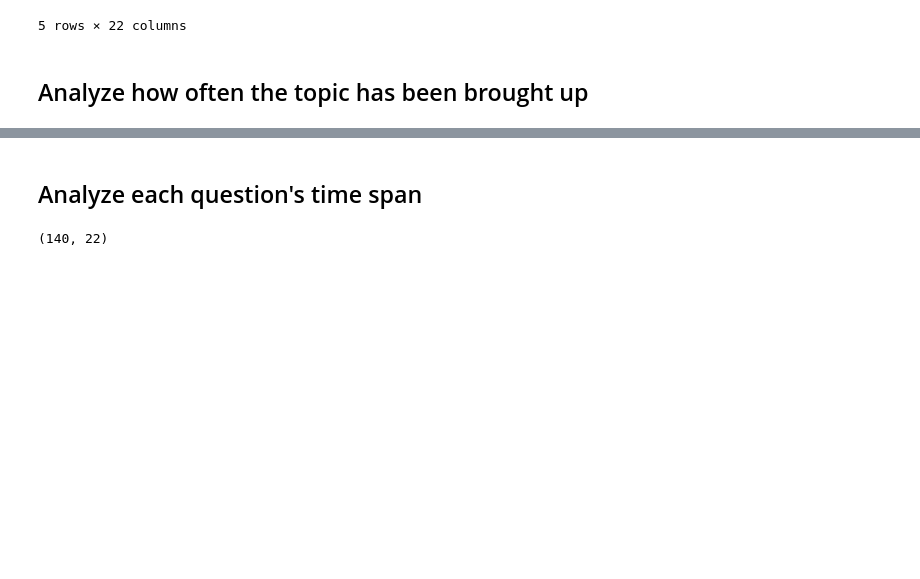
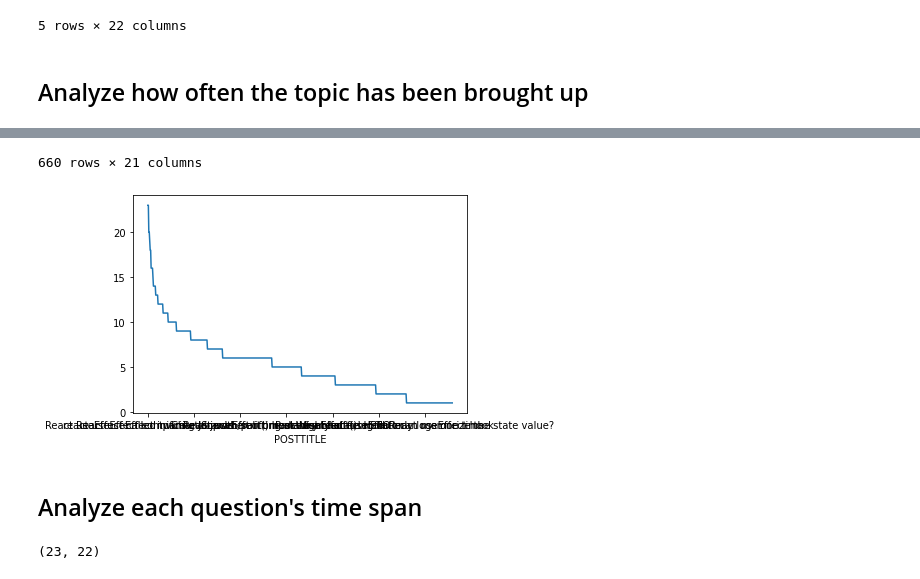
Before and after one commit to Shaunmak1214/Time-Series-Based-Text-Summarization, a Jupyter notebook: time-analysis.ipynb, the cells around one changed output, grey strips where cells are left out. Drawn from its saved outputs; the diff is of its cells as text; code cells hidden in the pictures; blank space fills up the shorter version.

```diff
--- a/time-analysis.ipynb
+++ b/time-analysis.ipynb
@@ -58,0 +47,8 @@ Name: POSTDATE, Length: 2413, dtype: object
+# %%
+# calculate how many times a title is repeated
+dPOST = df.copy()
+dPOST = dPOST.groupby('POSTTITLE').count()
+dPOST = dPOST.sort_values(by=['POSTID'], ascending=False)
+dPOST['POSTID'].plot()
+display(dPOST)
+# %% [output]
@@ -59,13 +68,15 @@ Name: POSTDATE, Length: 2413, dtype: object
+660 rows × 21 columns
+[figure, added]
 # %% [markdown]
 ## Analyze each question's time span
 # %%
 dTS = df.copy()
-target = "How do I make a flat list out of a list of lists?"
+target = "react useEffect comparing objects"
 
 dTS = dTS[dTS['POSTTITLE'] == target]
 dTS.shape
 # %% [output]
-(140, 22)
+(23, 22)
 # %%
 post_date = dTS['POSTDATE'].unique()[0]
 post_date
```
Also changed, not shown: parts of 9 cells of this notebook, 50 other files.
